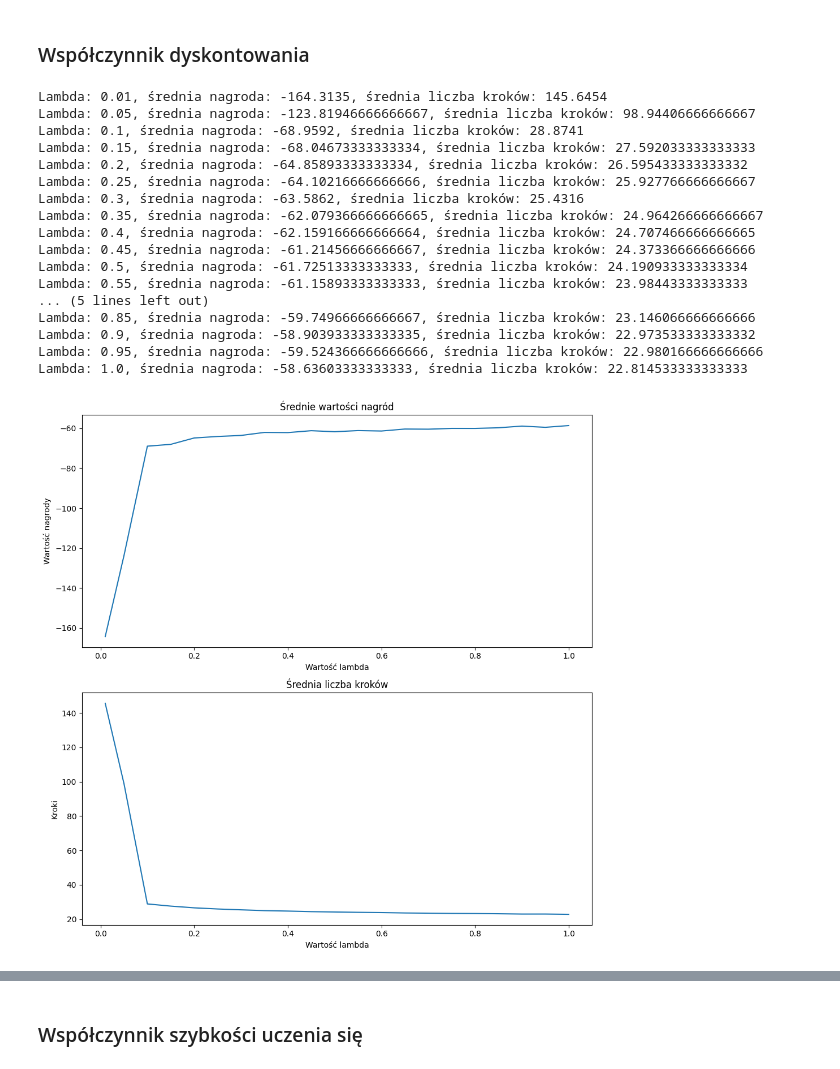
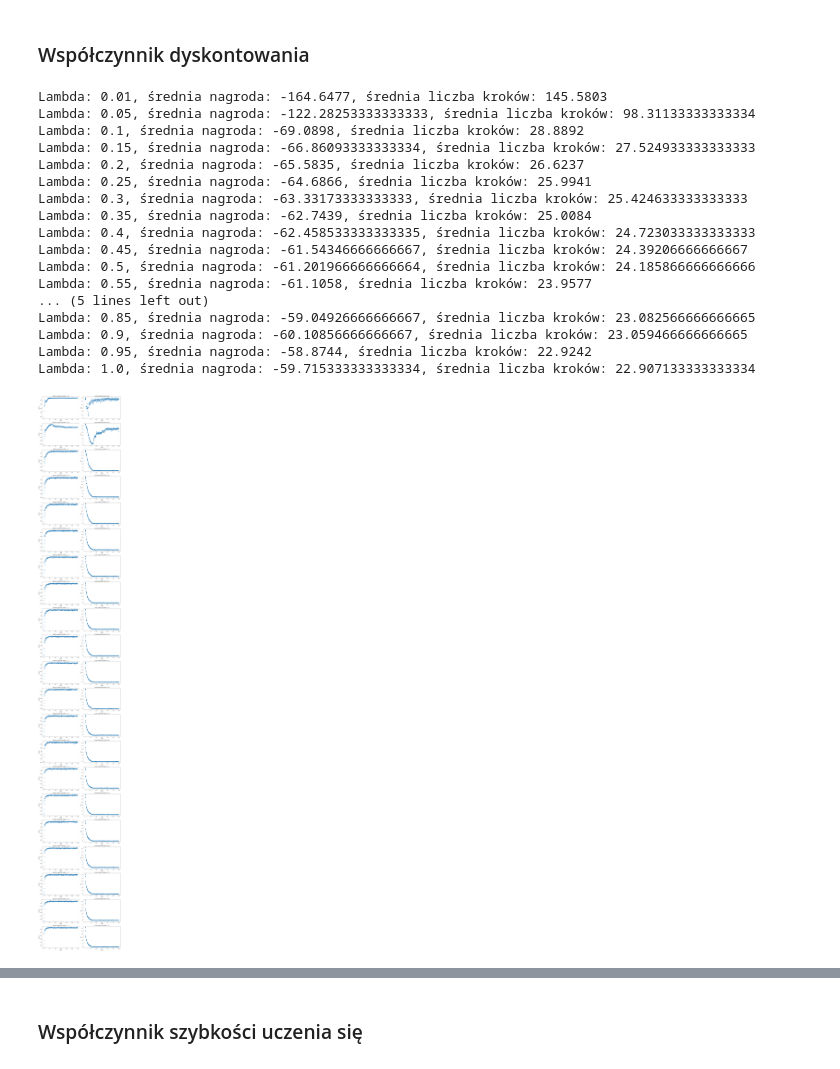
Before and after one commit to maksnowak/cliff-walking, a Jupyter notebook: task5.ipynb, the cells around one changed output, grey strips where cells are left out. Drawn from its saved outputs; the diff is of its cells as text; code cells hidden in the pictures.

Commit message:
Add more graphs

```diff
--- a/task5.ipynb
+++ b/task5.ipynb
@@ -87,50 +124,62 @@ print(steps)
 # %%
 import matplotlib.pyplot as plt
 
 def plot_lambda(values):
     rewards = []
     steps = []
+    fig1, ax1 = plt.subplots(21, 2, figsize=(15, 100))
     for _lambda in values:
         lambda_rewards = []
         lambda_steps = []
         for _ in range(100):
             _, r, s = q_learning(env, 300, _lambda, 0.5, 0.1)
             lambda_rewards.append(r)
             lambda_steps.append(s)
+        avg_episode_rewards = np.mean(lambda_rewards, axis=0)
+        avg_episode_steps = np.mean(lambda_steps, axis=0)
+        ax1[values.index(_lambda)][0].scatter(range(len(avg_episode_rewards)), avg_episode_rewards)
+        ax1[values.index(_lambda)][0].set_xlabel('Epizod')
+        ax1[values.index(_lambda)][0].set_ylabel('Nagroda')
+        ax1[values.index(_lambda)][0].set_title(f'Wartości nagród dla lambda = {_lambda}')
+        ax1[values.index(_lambda)][1].scatter(range(len(avg_episode_steps)), avg_episode_steps)
+        ax1[values.index(_lambda)][1].set_xlabel('Epizod')
+        ax1[values.index(_lambda)][1].set_ylabel('Kroki')
+        ax1[values.index(_lambda)][1].set_title(f'Liczba kroków dla lambda = {_lambda}')
         avg_reward = np.mean(lambda_rewards)
         avg_steps = np.mean(lambda_steps)
         print(f'Lambda: {_lambda}, średnia nagroda: {avg_reward}, średnia liczba kroków: {avg_steps}')
         rewards.append(avg_reward)
         steps.append(avg_steps)
-    fig, ax = plt.subplots(2, figsize=(10, 10))
-    ax[0].plot(values, rewards)
-    ax[0].set_xlabel('Wartość lambda')
-    ax[0].set_ylabel('Wartość nagrody')
-    ax[0].set_title('Średnie wartości nagród')
-    ax[1].plot(values, steps)
-    ax[1].set_xlabel('Wartość lambda')
-    ax[1].set_ylabel('Kroki')
-    ax[1].set_title('Średnia liczba kroków')
-    plt.tight_layout()
+    fig1.tight_layout()
+    fig2, ax2 = plt.subplots(2, figsize=(7, 7))
+    ax2[0].plot(values, rewards)
+    ax2[0].set_xlabel('Wartość lambda')
+    ax2[0].set_ylabel('Wartość nagrody')
+    ax2[0].set_title('Średnie wartości nagród')
+    ax2[1].plot(values, steps)
+    ax2[1].set_xlabel('Wartość lambda')
+    ax2[1].set_ylabel('Kroki')
+    ax2[1].set_title('Średnia liczba kroków')
+    fig2.tight_layout()
     plt.show()
 
 plot_lambda([0.01] + [round(0.05 * i, 2) for i in range(1, 21)])
 # %% [output]
-Lambda: 0.01, średnia nagroda: -164.3135, średnia liczba kroków: 145.6454
-Lambda: 0.05, średnia nagroda: -123.81946666666667, średnia liczba kroków: 98.94406666666667
-Lambda: 0.1, średnia nagroda: -68.9592, średnia liczba kroków: 28.8741
-Lambda: 0.15, średnia nagroda: -68.04673333333334, średnia liczba kroków: 27.592033333333333
-Lambda: 0.2, średnia nagroda: -64.85893333333334, średnia liczba kroków: 26.595433333333332
-Lambda: 0.25, średnia nagroda: -64.10216666666666, średnia liczba kroków: 25.927766666666667
-Lambda: 0.3, średnia nagroda: -63.5862, średnia liczba kroków: 25.4316
-Lambda: 0.35, średnia nagroda: -62.079366666666665, średnia liczba kroków: 24.964266666666667
-Lambda: 0.4, średnia nagroda: -62.159166666666664, średnia liczba kroków: 24.707466666666665
-Lambda: 0.45, średnia nagroda: -61.21456666666667, średnia liczba kroków: 24.373366666666666
-Lambda: 0.5, średnia nagroda: -61.72513333333333, średnia liczba kroków: 24.190933333333334
-Lambda: 0.55, średnia nagroda: -61.15893333333333, średnia liczba kroków: 23.98443333333333
+Lambda: 0.01, średnia nagroda: -164.6477, średnia liczba kroków: 145.5803
+Lambda: 0.05, średnia nagroda: -122.28253333333333, średnia liczba kroków: 98.31133333333334
+Lambda: 0.1, średnia nagroda: -69.0898, średnia liczba kroków: 28.8892
+Lambda: 0.15, średnia nagroda: -66.86093333333334, średnia liczba kroków: 27.524933333333333
+Lambda: 0.2, średnia nagroda: -65.5835, średnia liczba kroków: 26.6237
+Lambda: 0.25, średnia nagroda: -64.6866, średnia liczba kroków: 25.9941
+Lambda: 0.3, średnia nagroda: -63.33173333333333, średnia liczba kroków: 25.424633333333333
+Lambda: 0.35, średnia nagroda: -62.7439, średnia liczba kroków: 25.0084
+Lambda: 0.4, średnia nagroda: -62.458533333333335, średnia liczba kroków: 24.723033333333333
+Lambda: 0.45, średnia nagroda: -61.54346666666667, średnia liczba kroków: 24.39206666666667
+Lambda: 0.5, średnia nagroda: -61.201966666666664, średnia liczba kroków: 24.185866666666666
+Lambda: 0.55, średnia nagroda: -61.1058, średnia liczba kroków: 23.9577
 ... (5 lines left out)
-Lambda: 0.85, średnia nagroda: -59.74966666666667, średnia liczba kroków: 23.146066666666666
-Lambda: 0.9, średnia nagroda: -58.903933333333335, średnia liczba kroków: 22.973533333333332
-Lambda: 0.95, średnia nagroda: -59.524366666666666, średnia liczba kroków: 22.980166666666666
-Lambda: 1.0, średnia nagroda: -58.63603333333333, średnia liczba kroków: 22.814533333333333
+Lambda: 0.85, średnia nagroda: -59.04926666666667, średnia liczba kroków: 23.082566666666665
+Lambda: 0.9, średnia nagroda: -60.10856666666667, średnia liczba kroków: 23.059466666666665
+Lambda: 0.95, średnia nagroda: -58.8744, średnia liczba kroków: 22.9242
+Lambda: 1.0, średnia nagroda: -59.715333333333334, średnia liczba kroków: 22.907133333333334
-[figure, old version]
+[figure, new version]
```
Also changed, not shown: parts of 4 cells of this notebook.
